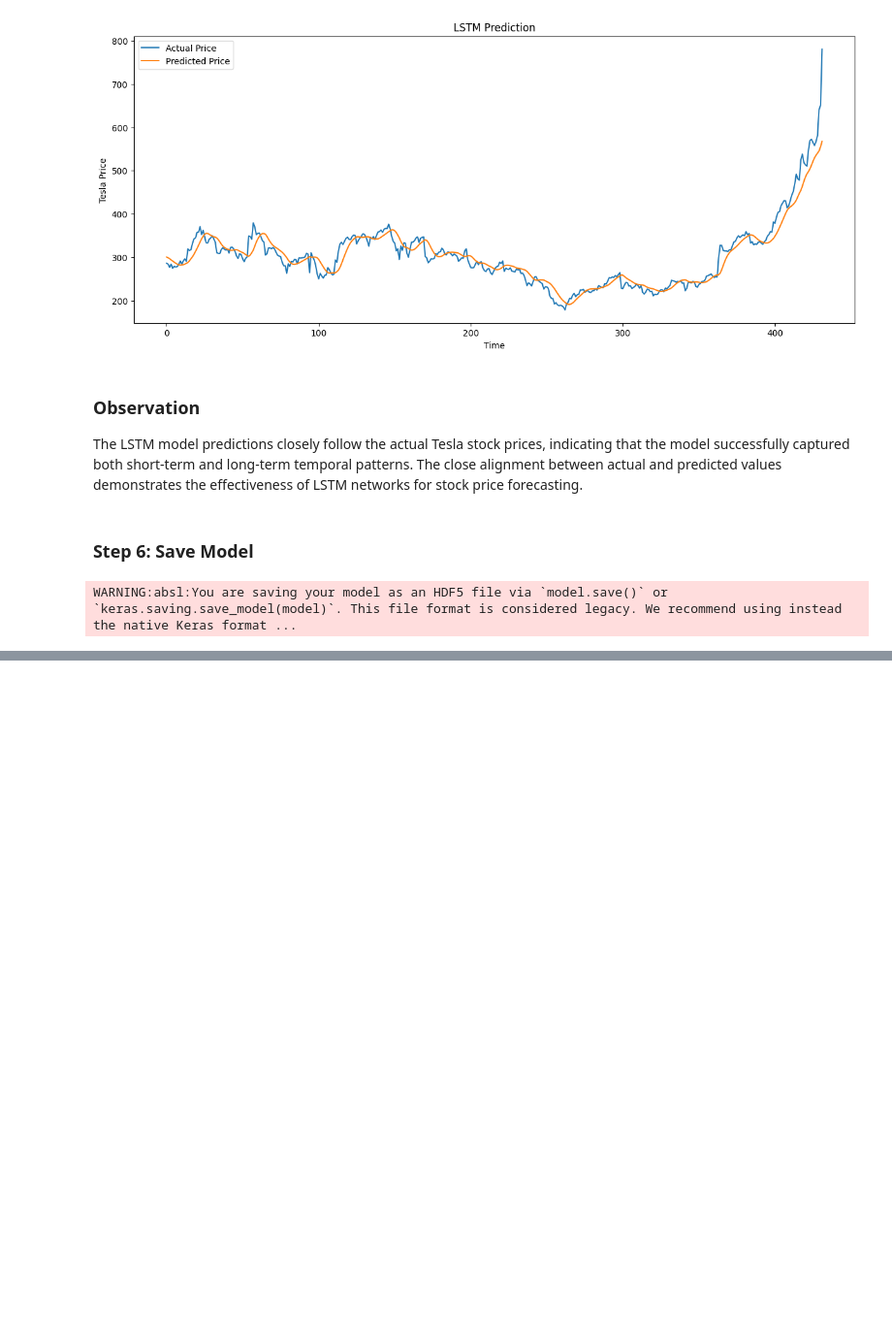
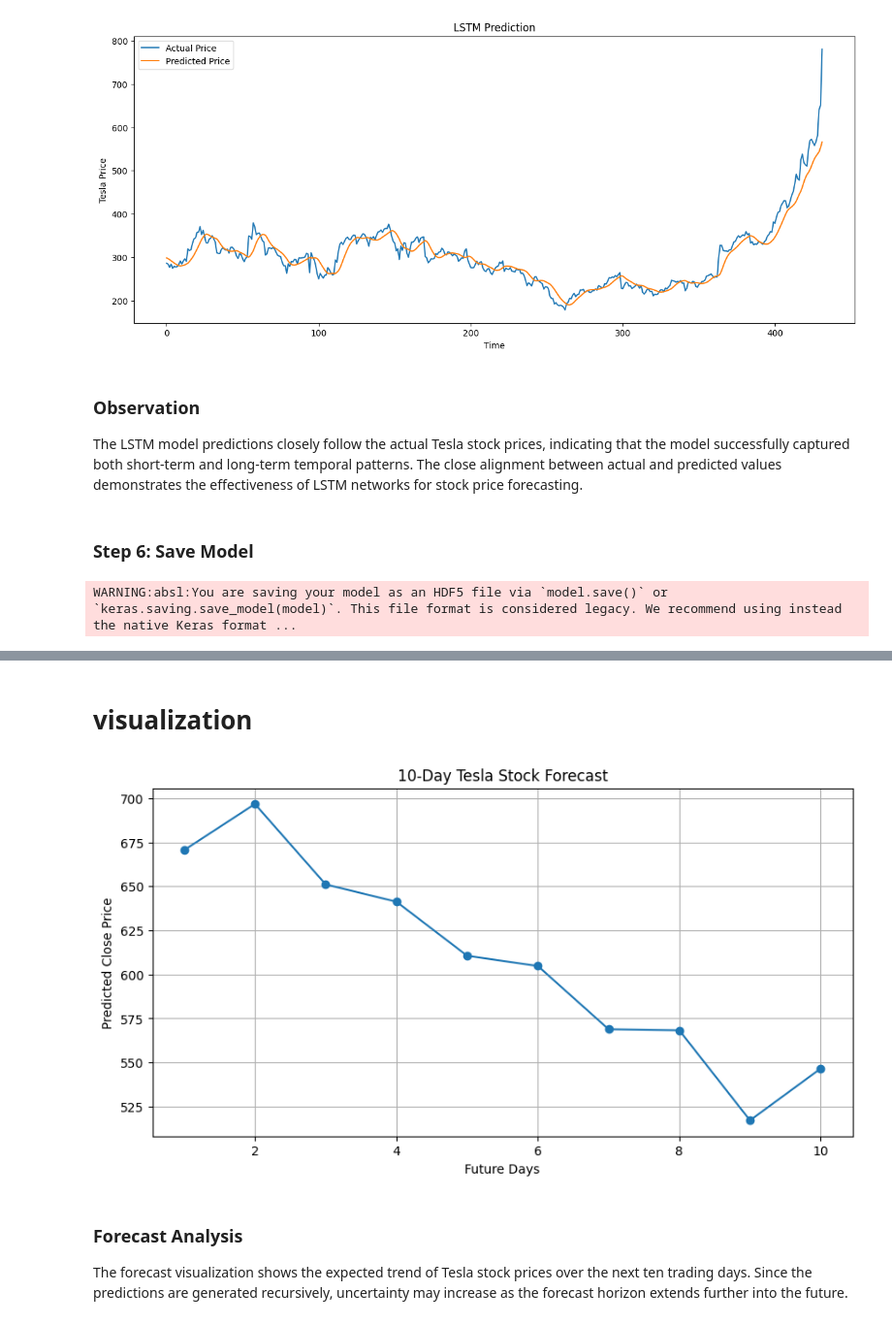
Before and after one commit to VinayPandey185/Tesla-Stock-Price-Forecasting, a Jupyter notebook: notebooks/Tesla_Stock_Prediction.ipynb, the cells around one changed output, grey strips where cells are left out. Shown at 97% size. Drawn from its saved outputs; the diff is of its cells as text; code cells hidden in the pictures; blank space fills up the shorter version.

```diff
--- a/notebooks/Tesla_Stock_Prediction.ipynb
+++ b/notebooks/Tesla_Stock_Prediction.ipynb
@@ -891,0 +1070,26 @@ The SimpleRNN model achieved better performance than the LSTM model across all e
+# %% [markdown]
+# visualization
+# %%
+plt.figure(figsize=(10,5))
+
+plt.plot(
+    range(1,11),
+    forecast_10,
+    marker='o'
+)
+
+plt.title("10-Day Tesla Stock Forecast")
+
+plt.xlabel("Future Days")
+
+plt.ylabel("Predicted Close Price")
+
+plt.grid(True)
+
+plt.show()
+# %% [output]
+[figure, added]
+# %% [markdown]
+### Forecast Analysis
+
+The forecast visualization shows the expected trend of Tesla stock prices over the next ten trading days. Since the predictions are generated recursively, uncertainty may increase as the forecast horizon extends further into the future.
```
Also changed, not shown: parts of 42 cells of this notebook.
